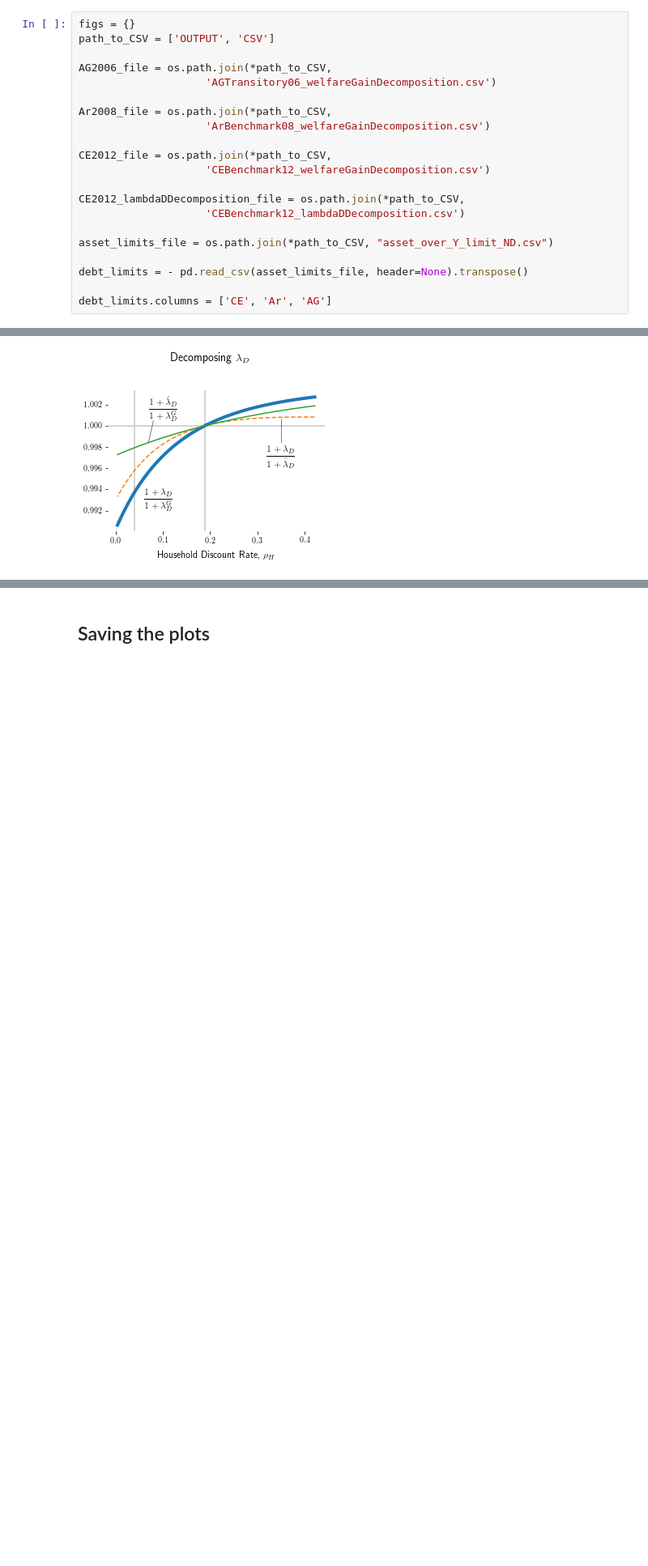
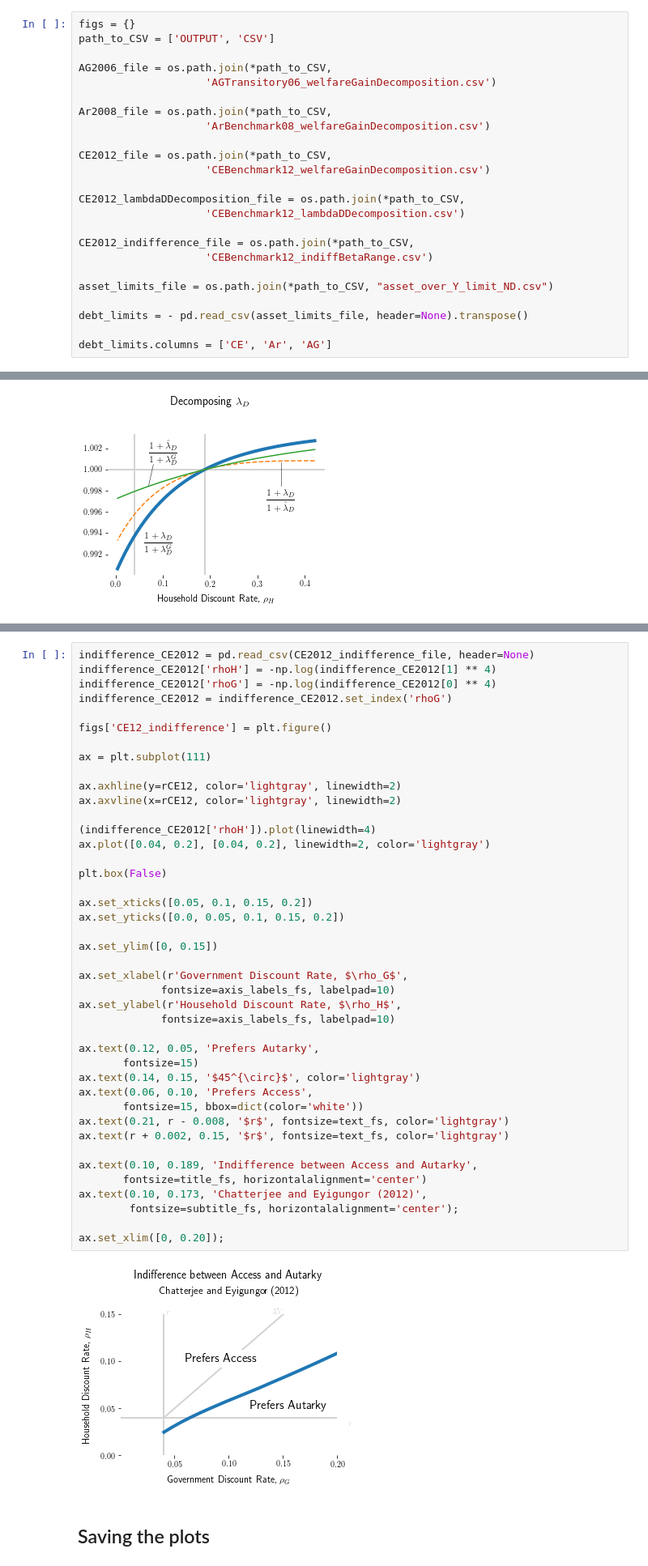
Before and after one commit to sfourakis/SovDebtWelfare, a Jupyter notebook: generate_figures.ipynb, the cells around one changed output, grey strips where cells are left out. Shown: that part at 81% size. Drawn from its saved outputs; the diff is of its cells as text; blank space fills up the shorter version.

Commit message:
Added CE indifference figure

```diff
--- a/generate_figures.ipynb
+++ b/generate_figures.ipynb
@@ -29,6 +29,9 @@ CE2012_file = os.path.join(*path_to_CSV,
 CE2012_lambdaDDecomposition_file = os.path.join(*path_to_CSV,
                     'CEBenchmark12_lambdaDDecomposition.csv')
 
+CE2012_indifference_file = os.path.join(*path_to_CSV,
+                    'CEBenchmark12_indiffBetaRange.csv')
+
 asset_limits_file = os.path.join(*path_to_CSV, "asset_over_Y_limit_ND.csv")
 
 debt_limits = - pd.read_csv(asset_limits_file, header=None).transpose()
@@ -641,3 +646,47 @@ ax.text(0.20, 1.006, 'Decomposing $\lambda_D$',
+# %%
+indifference_CE2012 = pd.read_csv(CE2012_indifference_file, header=None)
+indifference_CE2012['rhoH'] = -np.log(indifference_CE2012[1] ** 4)
+indifference_CE2012['rhoG'] = -np.log(indifference_CE2012[0] ** 4)
+indifference_CE2012 = indifference_CE2012.set_index('rhoG')
+
+figs['CE12_indifference'] = plt.figure()
+
+ax = plt.subplot(111)
+
+ax.axhline(y=rCE12, color='lightgray', linewidth=2)
+ax.axvline(x=rCE12, color='lightgray', linewidth=2)
+
+(indifference_CE2012['rhoH']).plot(linewidth=4)
+ax.plot([0.04, 0.2], [0.04, 0.2], linewidth=2, color='lightgray')
+
+plt.box(False)
+
+ax.set_xticks([0.05, 0.1, 0.15, 0.2])
+ax.set_yticks([0.0, 0.05, 0.1, 0.15, 0.2])
+
+ax.set_ylim([0, 0.15])
+
+ax.set_xlabel(r'Government Discount Rate, $\rho_G$',
+             fontsize=axis_labels_fs, labelpad=10)
+ax.set_ylabel(r'Household Discount Rate, $\rho_H$',
+             fontsize=axis_labels_fs, labelpad=10)
+
+ax.text(0.12, 0.05, 'Prefers Autarky',
+       fontsize=15)
+ax.text(0.14, 0.15, '$45^{\circ}$', color='lightgray')
+ax.text(0.06, 0.10, 'Prefers Access',
+       fontsize=15, bbox=dict(color='white'))
+ax.text(0.21, r - 0.008, '$r$', fontsize=text_fs, color='lightgray')
+ax.text(r + 0.002, 0.15, '$r$', fontsize=text_fs, color='lightgray')
+
+ax.text(0.10, 0.189, 'Indifference between Access and Autarky',
+       fontsize=title_fs, horizontalalignment='center')
+ax.text(0.10, 0.173, 'Chatterjee and Eyigungor (2012)',
+        fontsize=subtitle_fs, horizontalalignment='center');
+
+ax.set_xlim([0, 0.20]);
+# %% [output]
+[figure, added]
 # %% [markdown]
 ## Saving the plots
 # %%
```
Also changed, not shown: parts of 2 cells of this notebook, 2 other files.
